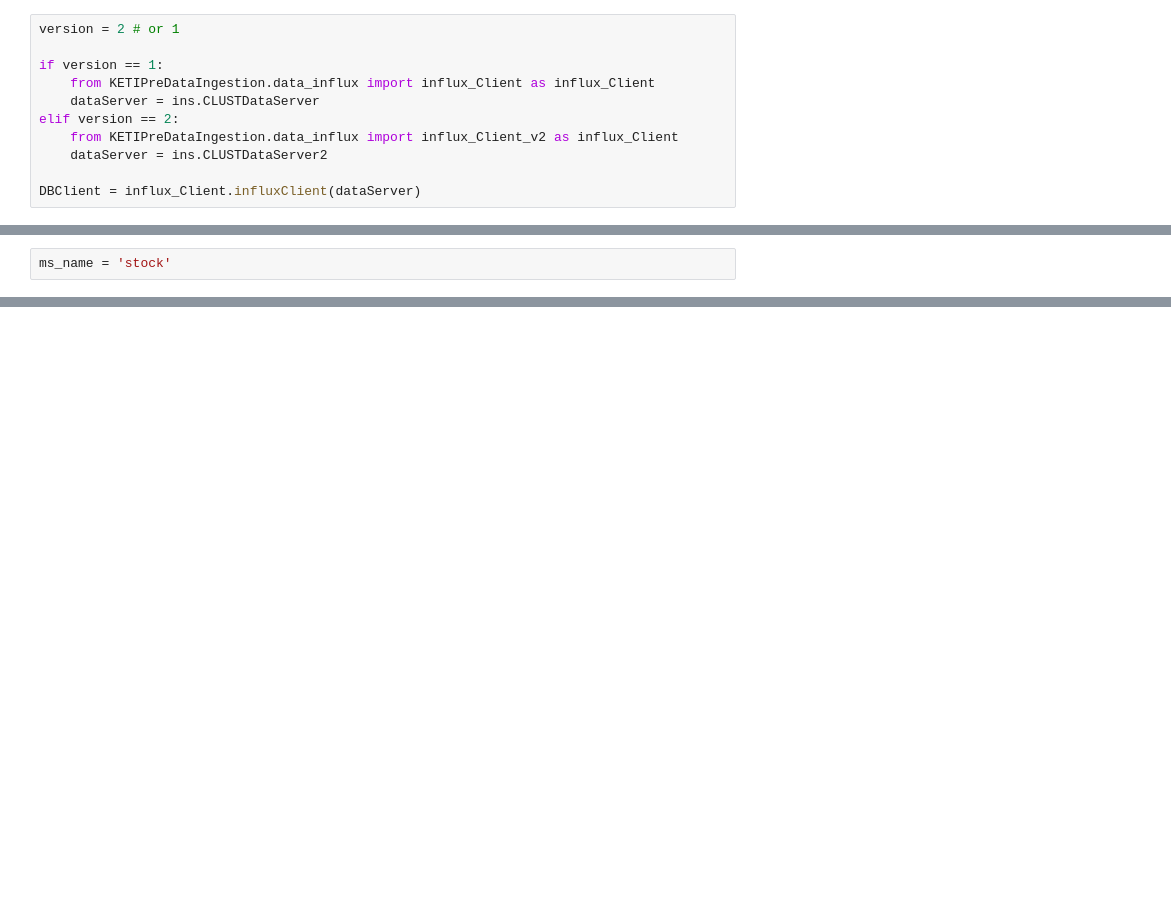
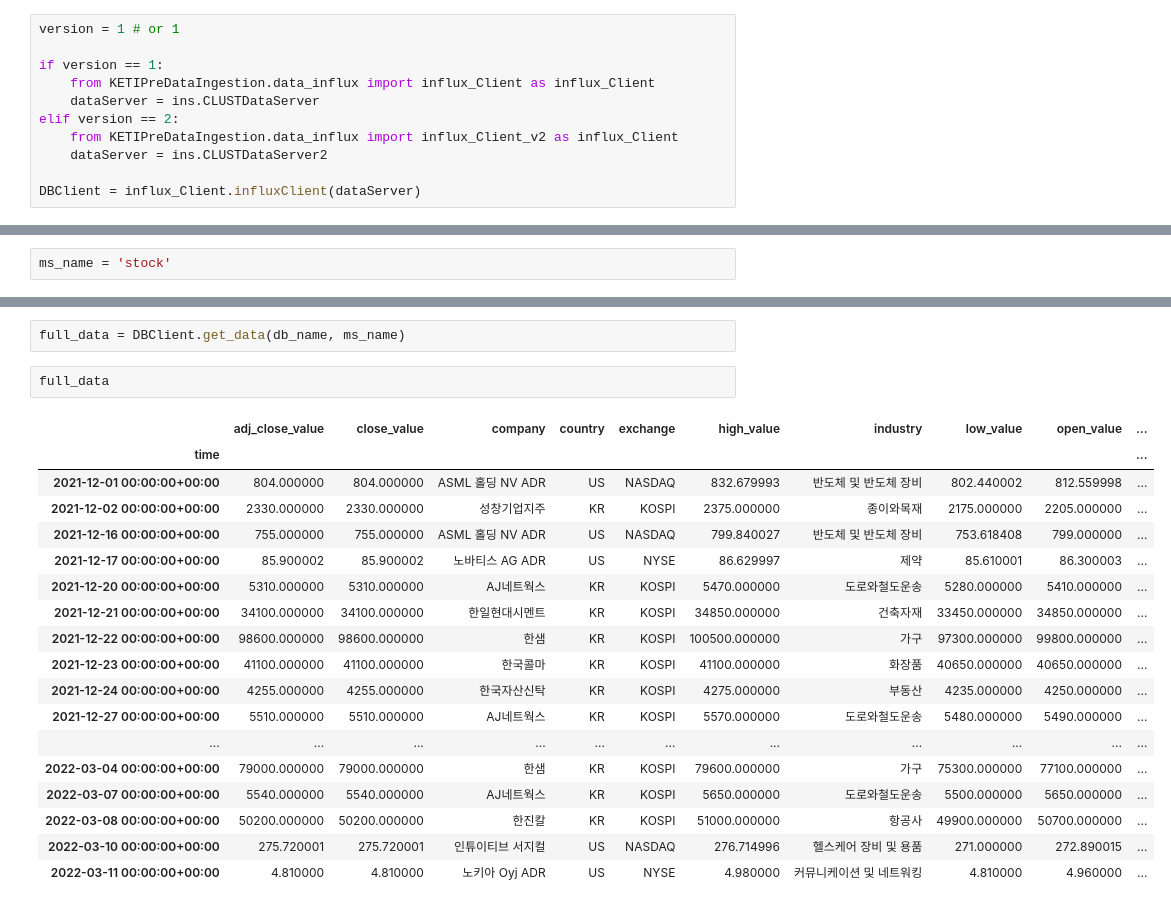
Before and after one commit to ClustProject/KETIPreDataIngestion, a Jupyter notebook: KETIDataIngestionTest_v1.ipynb, the cells around one changed output, grey strips where cells are left out. Saved outputs shown, nothing was run; the diff lists cells and outputs as text; blank space fills up the shorter version.

```diff
--- a/KETIDataIngestionTest_v1.ipynb
+++ b/KETIDataIngestionTest_v1.ipynb
@@ -10,7 +10,7 @@ from KETIPreDataIngestion.KETI_setting import influx_setting_KETI as ins
 # %% [markdown]
 ## DB Client
 # %%
-version = 2 # or 1
+version = 1 # or 1
 
 if version == 1:
     from KETIPreDataIngestion.data_influx import influx_Client as influx_Client
@@ -131,0 +200,23 @@ tag_value_data
+# %%
+full_data = DBClient.get_data(db_name, ms_name)
+# %%
+full_data
+# %% [output]
+|  | adj_close_value | close_value | company | country | exchange | high_value | industry | low_value | open_value | ... |
+| time |  |  |  |  |  |  |  |  |  | ... |
+| 2021-12-01 00:00:00+00:00 | 804.000000 | 804.000000 | ASML 홀딩 NV ADR | US | NASDAQ | 832.679993 | 반도체 및 반도체 장비 | 802.440002 | 812.559998 | ... |
+| 2021-12-02 00:00:00+00:00 | 2330.000000 | 2330.000000 | 성창기업지주 | KR | KOSPI | 2375.000000 | 종이와목재 | 2175.000000 | 2205.000000 | ... |
+| 2021-12-16 00:00:00+00:00 | 755.000000 | 755.000000 | ASML 홀딩 NV ADR | US | NASDAQ | 799.840027 | 반도체 및 반도체 장비 | 753.618408 | 799.000000 | ... |
+| 2021-12-17 00:00:00+00:00 | 85.900002 | 85.900002 | 노바티스 AG ADR | US | NYSE | 86.629997 | 제약 | 85.610001 | 86.300003 | ... |
+| 2021-12-20 00:00:00+00:00 | 5310.000000 | 5310.000000 | AJ네트웍스 | KR | KOSPI | 5470.000000 | 도로와철도운송 | 5280.000000 | 5410.000000 | ... |
+| 2021-12-21 00:00:00+00:00 | 34100.000000 | 34100.000000 | 한일현대시멘트 | KR | KOSPI | 34850.000000 | 건축자재 | 33450.000000 | 34850.000000 | ... |
+| 2021-12-22 00:00:00+00:00 | 98600.000000 | 98600.000000 | 한샘 | KR | KOSPI | 100500.000000 | 가구 | 97300.000000 | 99800.000000 | ... |
+| 2021-12-23 00:00:00+00:00 | 41100.000000 | 41100.000000 | 한국콜마 | KR | KOSPI | 41100.000000 | 화장품 | 40650.000000 | 40650.000000 | ... |
+| 2021-12-24 00:00:00+00:00 | 4255.000000 | 4255.000000 | 한국자산신탁 | KR | KOSPI | 4275.000000 | 부동산 | 4235.000000 | 4250.000000 | ... |
+| 2021-12-27 00:00:00+00:00 | 5510.000000 | 5510.000000 | AJ네트웍스 | KR | KOSPI | 5570.000000 | 도로와철도운송 | 5480.000000 | 5490.000000 | ... |
+| ... | ... | ... | ... | ... | ... | ... | ... | ... | ... | ... |
+| 2022-03-04 00:00:00+00:00 | 79000.000000 | 79000.000000 | 한샘 | KR | KOSPI | 79600.000000 | 가구 | 75300.000000 | 77100.000000 | ... |
+| 2022-03-07 00:00:00+00:00 | 5540.000000 | 5540.000000 | AJ네트웍스 | KR | KOSPI | 5650.000000 | 도로와철도운송 | 5500.000000 | 5650.000000 | ... |
+| 2022-03-08 00:00:00+00:00 | 50200.000000 | 50200.000000 | 한진칼 | KR | KOSPI | 51000.000000 | 항공사 | 49900.000000 | 50700.000000 | ... |
+| 2022-03-10 00:00:00+00:00 | 275.720001 | 275.720001 | 인튜이티브 서지컬 | US | NASDAQ | 276.714996 | 헬스케어 장비 및 용품 | 271.000000 | 272.890015 | ... |
+| 2022-03-11 00:00:00+00:00 | 4.810000 | 4.810000 | 노키아 Oyj ADR | US | NYSE | 4.980000 | 커뮤니케이션 및 네트워킹 | 4.810000 | 4.960000 | ... |
```
Also changed, not shown: parts of 11 cells of this notebook.
